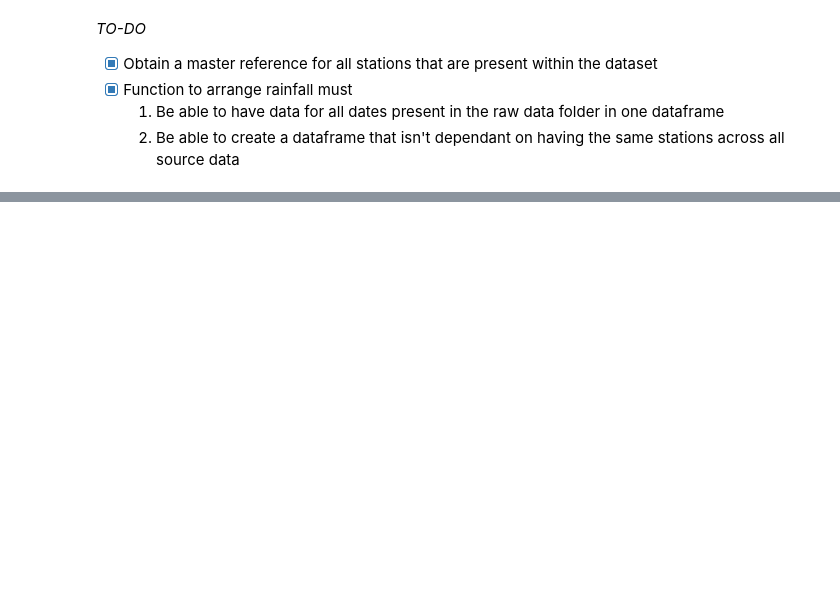
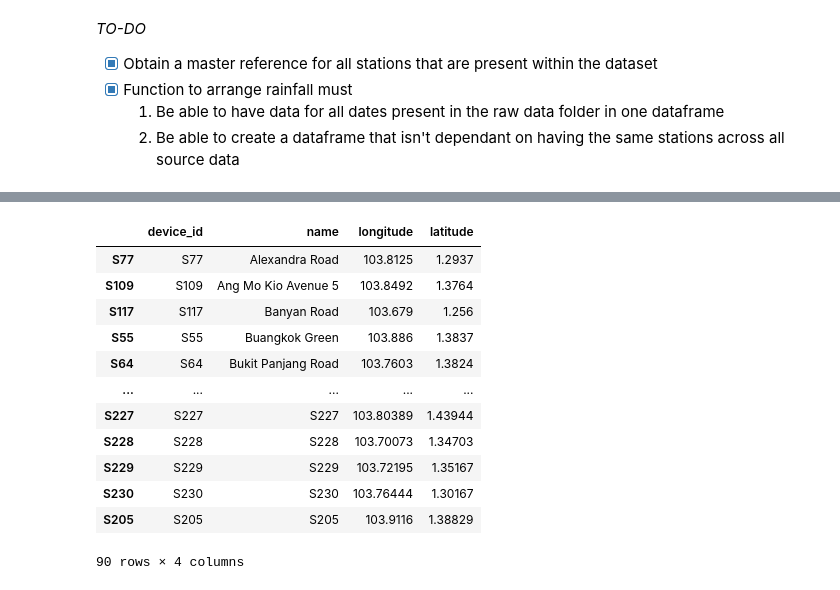
Before and after one commit to nkarthi95/rainfall_SG, a Jupyter notebook: reader.ipynb, the cells around one changed output, grey strips where cells are left out. Cells and saved outputs as stored; diff of their text form; code cells hidden in the pictures; blank space fills up the shorter version.

```diff
--- a/reader.ipynb
+++ b/reader.ipynb
@@ -67,0 +106,43 @@ all_rain
+# %%
+# station_ids[0]
+def concat_stations(station_ids):
+    # n = station_ids.size
+    # for i in range(0, n-1):
+    #     df = pd.concat([station_ids[i], station_ids[i+1]], ignore_index=True)
+
+    # df.drop_duplicates(subset = 'device_id', ignore_index = True, inplace = True)
+
+    d = {}
+
+    x = len(station_ids)
+
+    for i in range(x):
+        curr_df = station_ids[i]
+        for j in range(curr_df.shape[0]):
+            curr_row = curr_df.iloc[j]
+            d_id = curr_row['device_id']
+            if d_id in d:
+                continue
+            else:
+                d[d_id] = curr_row
+
+    # print(curr_row)
+    df = pd.DataFrame(d)
+
+    return df.T
+
+concat_stations(station_ids)
+# %% [output]
+|  | device_id | name | longitude | latitude |
+| S77 | S77 | Alexandra Road | 103.8125 | 1.2937 |
+| S109 | S109 | Ang Mo Kio Avenue 5 | 103.8492 | 1.3764 |
+| S117 | S117 | Banyan Road | 103.679 | 1.256 |
+| S55 | S55 | Buangkok Green | 103.886 | 1.3837 |
+| S64 | S64 | Bukit Panjang Road | 103.7603 | 1.3824 |
+| ... | ... | ... | ... | ... |
+| S227 | S227 | S227 | 103.80389 | 1.43944 |
+| S228 | S228 | S228 | 103.70073 | 1.34703 |
+| S229 | S229 | S229 | 103.72195 | 1.35167 |
+| S230 | S230 | S230 | 103.76444 | 1.30167 |
+| S205 | S205 | S205 | 103.9116 | 1.38829 |
+90 rows × 4 columns
```
Also changed, not shown: parts of 3 cells of this notebook, 3 other files.
